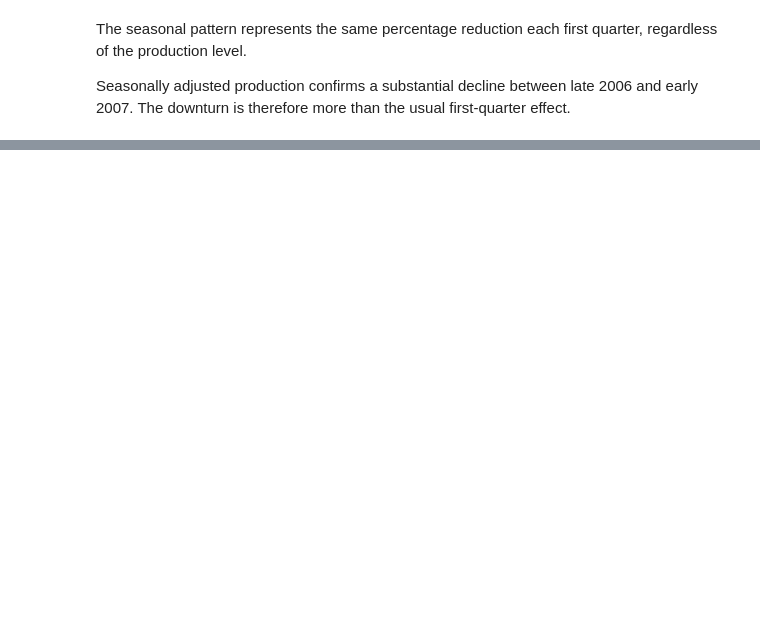
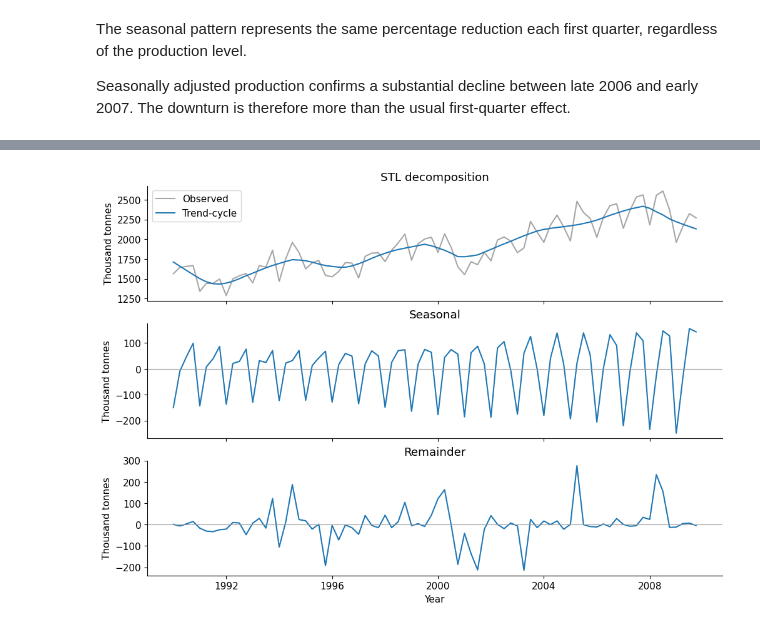
Before and after one commit to jae0029/Data-Mining, a Jupyter notebook: HW/hw5a-inherited-analysis.ipynb, the cells around one changed output, grey strips where cells are left out. Saved outputs shown, nothing was run; the diff lists cells and outputs as text; code cells hidden in the pictures; blank space fills up the shorter version.

```diff
--- a/HW/hw5a-inherited-analysis.ipynb
+++ b/HW/hw5a-inherited-analysis.ipynb
@@ -172,0 +210,14 @@ display(recent.diff().iloc[1:].round(2))
+# %%
+from statsmodels.tsa.seasonal import STL
+
+# STL decomposition requested by the manager
+stl = STL(
+    analysis,
+    period=4,
+    seasonal=7,
+    robust=True
+).fit()
+
+show_components(analysis, stl, "STL decomposition")
+# %% [output]
+[figure, added]
```
Also changed, not shown: parts of 12 cells of this notebook.
